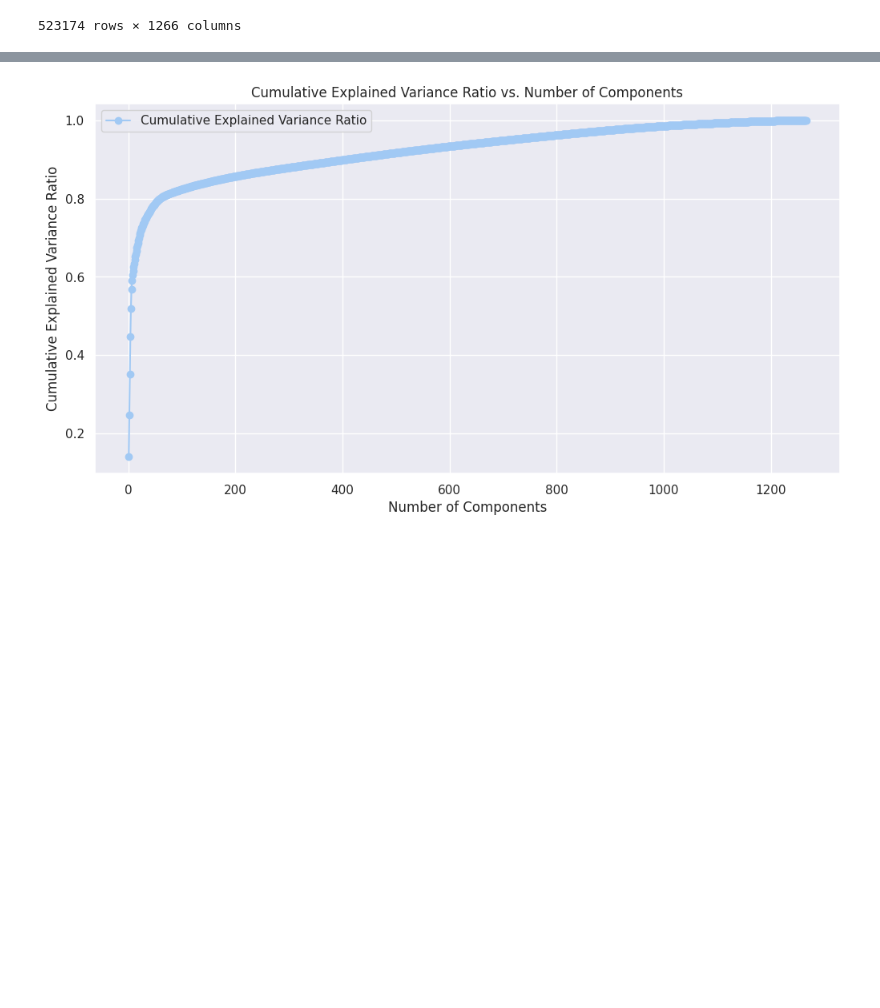
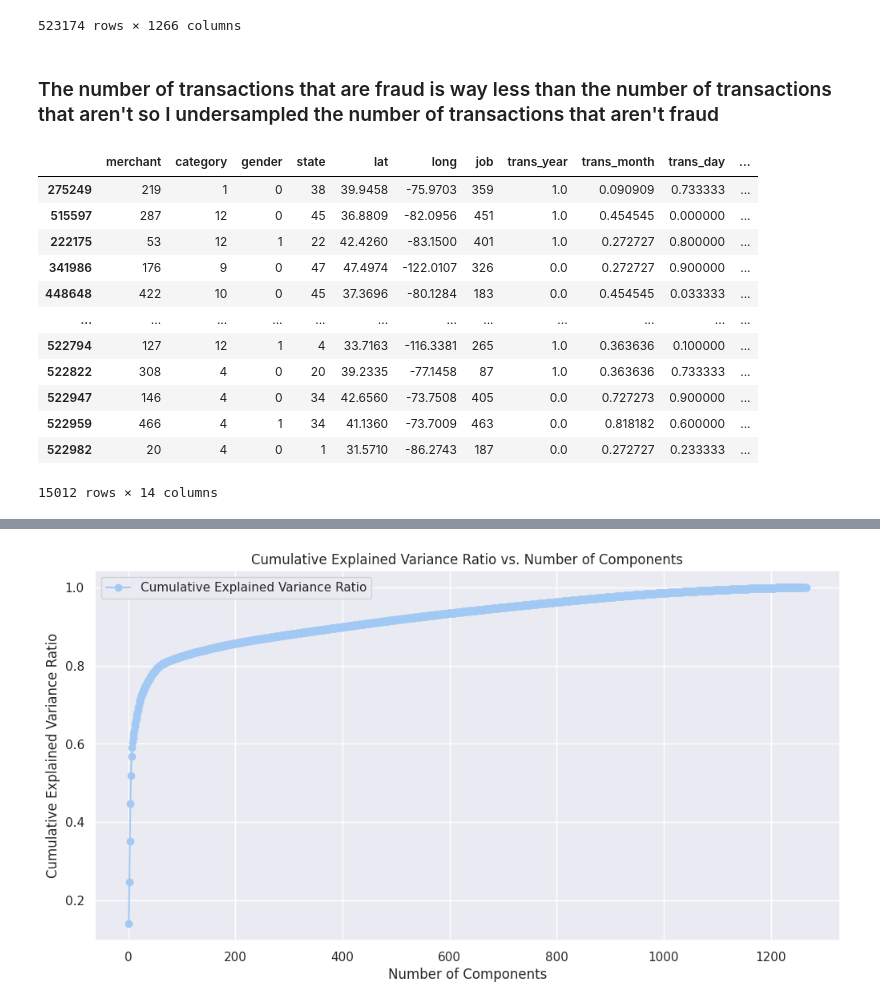
Before and after one commit to kleekev/fraud_detection, a Jupyter notebook: credit-fraud-detection.ipynb, the cells around one changed output, grey strips where cells are left out. Drawn from its saved outputs; the diff is of its cells as text; code cells hidden in the pictures; blank space fills up the shorter version.

```diff
--- a/credit-fraud-detection.ipynb
+++ b/credit-fraud-detection.ipynb
@@ -461,3 +432,24 @@ X_train_scaled
 | 523172 | -0.403671 | -2.172552 | 0.0 | 0.272727 | 0.266667 | 0.391304 | 0.017052 | 0.889966 | -1.443344 | ... |
 | 523173 | -0.585832 | -0.089249 | 0.0 | 0.454545 | 0.833333 | 0.782609 | -1.534332 | 1.083210 | -1.484899 | ... |
 523174 rows × 1266 columns
+# %% [markdown]
+### The number of transactions that are fraud is way less than the number of transactions that aren't so I undersampled the number of transactions that aren't fraud
+# %%
+from imblearn.under_sampling import RandomUnderSampler
+undersampler = RandomUnderSampler(sampling_strategy='majority', random_state=1)
+X_resampled, y_resampled = undersampler.fit_resample(X_train_labeled, y_train)
+X_resampled
+# %% [output]
+|  | merchant | category | gender | state | lat | long | job | trans_year | trans_month | trans_day | ... |
+| 275249 | 219 | 1 | 0 | 38 | 39.9458 | -75.9703 | 359 | 1.0 | 0.090909 | 0.733333 | ... |
+| 515597 | 287 | 12 | 0 | 45 | 36.8809 | -82.0956 | 451 | 1.0 | 0.454545 | 0.000000 | ... |
+| 222175 | 53 | 12 | 1 | 22 | 42.4260 | -83.1500 | 401 | 1.0 | 0.272727 | 0.800000 | ... |
+| 341986 | 176 | 9 | 0 | 47 | 47.4974 | -122.0107 | 326 | 0.0 | 0.272727 | 0.900000 | ... |
+| 448648 | 422 | 10 | 0 | 45 | 37.3696 | -80.1284 | 183 | 0.0 | 0.454545 | 0.033333 | ... |
+| ... | ... | ... | ... | ... | ... | ... | ... | ... | ... | ... | ... |
+| 522794 | 127 | 12 | 1 | 4 | 33.7163 | -116.3381 | 265 | 1.0 | 0.363636 | 0.100000 | ... |
+| 522822 | 308 | 4 | 0 | 20 | 39.2335 | -77.1458 | 87 | 1.0 | 0.363636 | 0.733333 | ... |
+| 522947 | 146 | 4 | 0 | 34 | 42.6560 | -73.7508 | 405 | 0.0 | 0.727273 | 0.900000 | ... |
+| 522959 | 466 | 4 | 1 | 34 | 41.1360 | -73.7009 | 463 | 0.0 | 0.818182 | 0.600000 | ... |
+| 522982 | 20 | 4 | 0 | 1 | 31.5710 | -86.2743 | 187 | 0.0 | 0.272727 | 0.233333 | ... |
+15012 rows × 14 columns
```
Also changed, not shown: parts of 47 cells of this notebook.
